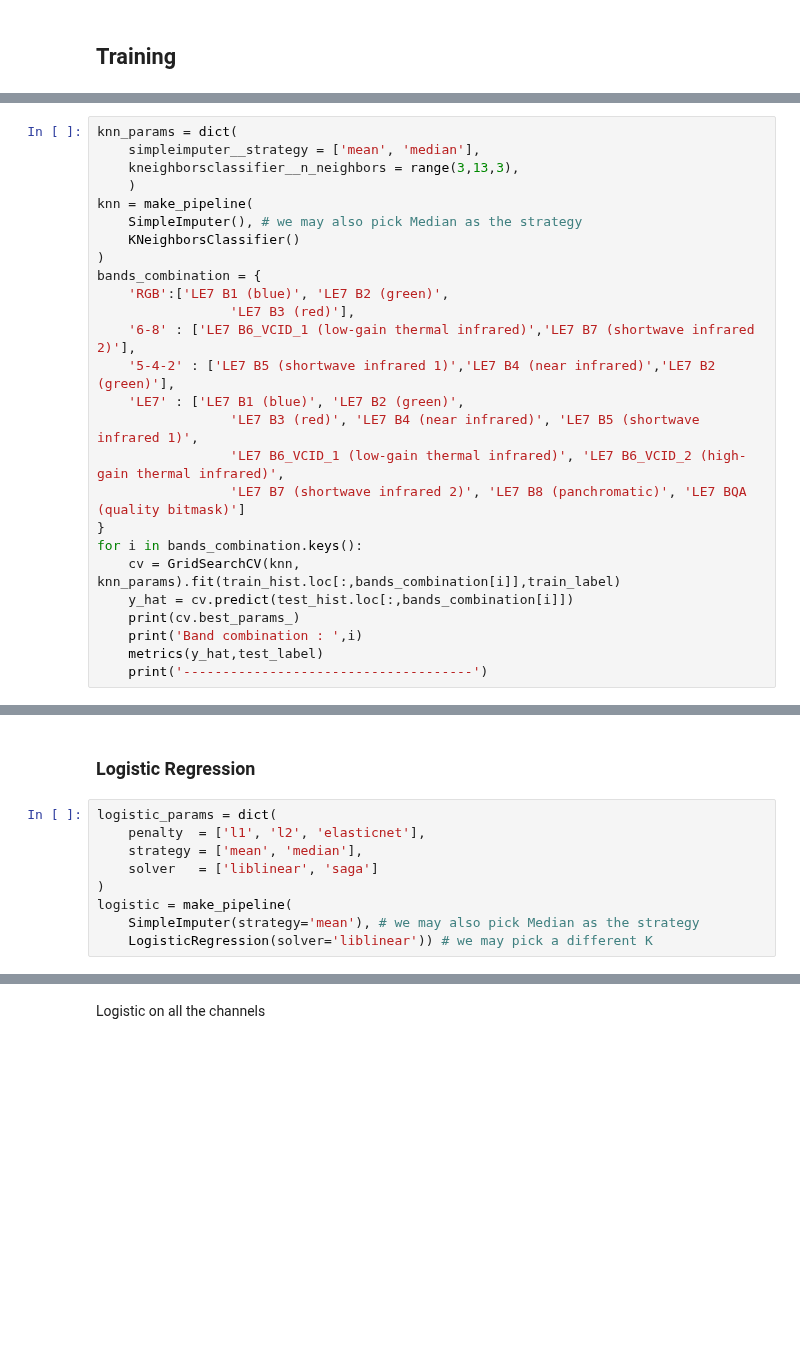
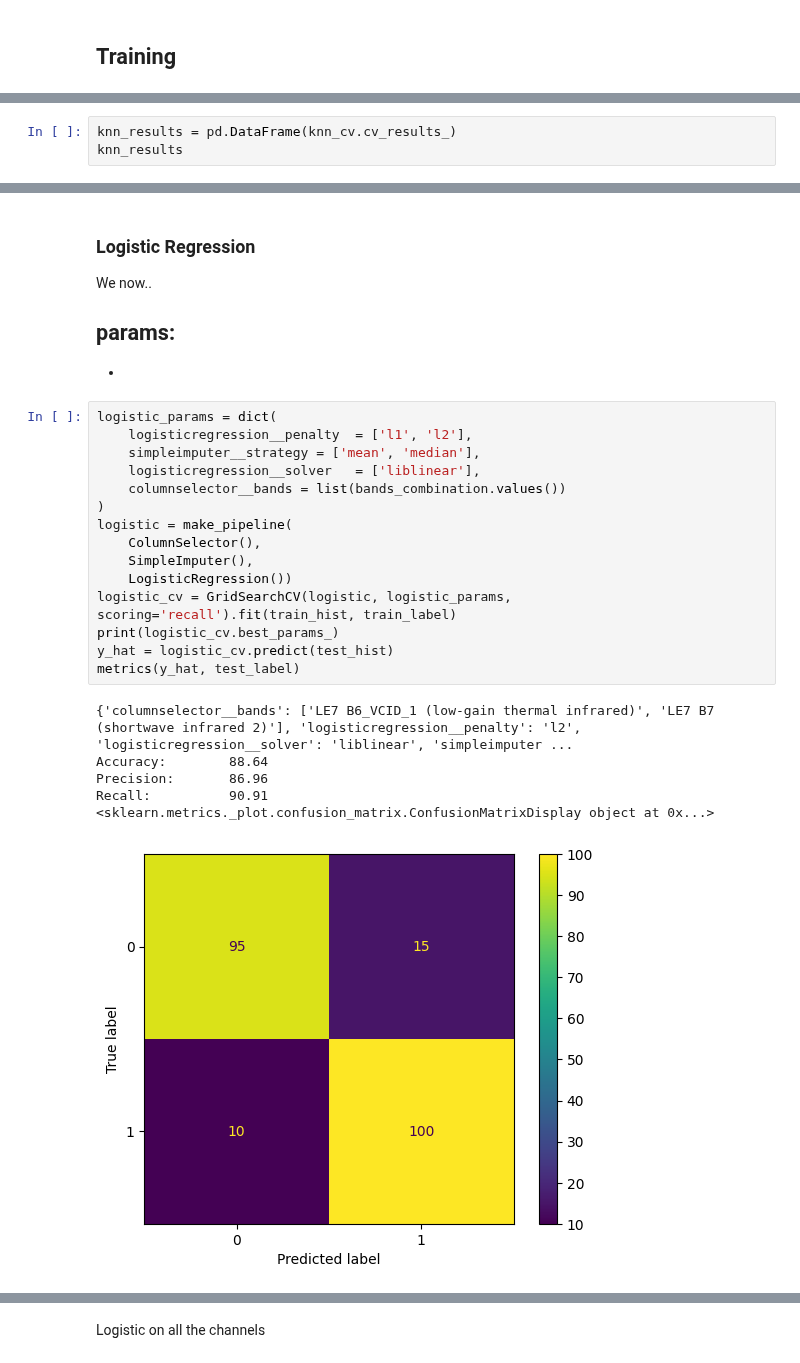
Before and after one commit to jonasbarth/fds-2022-final-project, a Jupyter notebook: hoc.ipynb, the cells around one changed output, grey strips where cells are left out. Drawn from its saved outputs; the diff is of its cells as text; blank space fills up the shorter version.

```diff
--- a/hoc.ipynb
+++ b/hoc.ipynb
@@ -354,27 +338,4 @@ ColumnSelector(bands='LE7 B1 (blue)').transform(train_hist)
 # %%
-knn_params = dict(
-    simpleimputer__strategy = ['mean', 'median'],
-    kneighborsclassifier__n_neighbors = range(3,13,3),
-    )
-knn = make_pipeline(
-    SimpleImputer(), # we may also pick Median as the strategy
-    KNeighborsClassifier()
-)
-bands_combination = {
-    'RGB':['LE7 B1 (blue)', 'LE7 B2 (green)',
-                 'LE7 B3 (red)'],
-    '6-8' : ['LE7 B6_VCID_1 (low-gain thermal infrared)','LE7 B7 (shortwave infrared 2)'],
-    '5-4-2' : ['LE7 B5 (shortwave infrared 1)','LE7 B4 (near infrared)','LE7 B2 (green)'],
-    'LE7' : ['LE7 B1 (blue)', 'LE7 B2 (green)',
-                 'LE7 B3 (red)', 'LE7 B4 (near infrared)', 'LE7 B5 (shortwave infrared 1)',
-                 'LE7 B6_VCID_1 (low-gain thermal infrared)', 'LE7 B6_VCID_2 (high-gain thermal infrared)',
-                 'LE7 B7 (shortwave infrared 2)', 'LE7 B8 (panchromatic)', 'LE7 BQA (quality bitmask)']
-}
-for i in bands_combination.keys():
-    cv = GridSearchCV(knn, knn_params).fit(train_hist.loc[:,bands_combination[i]],train_label)
-    y_hat = cv.predict(test_hist.loc[:,bands_combination[i]])
-    print(cv.best_params_)
-    print('Band combination : ',i)
-    metrics(y_hat,test_label)
-    print('-------------------------------------')
+knn_results = pd.DataFrame(knn_cv.cv_results_)
+knn_results
 # %% [output]
@@ -416,11 +355,29 @@ Recall:          93.22
 # %% [markdown]
 ### Logistic Regression
+We now..
+
+params:
+-
+-
 # %%
 logistic_params = dict(
-    penalty  = ['l1', 'l2', 'elasticnet'],
-    strategy = ['mean', 'median'],
-    solver   = ['liblinear', 'saga']
+    logisticregression__penalty  = ['l1', 'l2'],
+    simpleimputer__strategy = ['mean', 'median'],
+    logisticregression__solver   = ['liblinear'],
+    columnselector__bands = list(bands_combination.values())
 )
 logistic = make_pipeline(
-    SimpleImputer(strategy='mean'), # we may also pick Median as the strategy
-    LogisticRegression(solver='liblinear')) # we may pick a different K
+    ColumnSelector(),
+    SimpleImputer(),
+    LogisticRegression())
+logistic_cv = GridSearchCV(logistic, logistic_params, scoring='recall').fit(train_hist, train_label)
+print(logistic_cv.best_params_)
+y_hat = logistic_cv.predict(test_hist)
+metrics(y_hat, test_label)
+# %% [output]
+{'columnselector__bands': ['LE7 B6_VCID_1 (low-gain thermal infrared)', 'LE7 B7 (shortwave infrared 2)'], 'logisticregression__penalty': 'l2', 'logisticregression__solver': 'liblinear', 'simpleimputer ...
+Accuracy:        88.64
+Precision:       86.96
+Recall:          90.91
+<sklearn.metrics._plot.confusion_matrix.ConfusionMatrixDisplay object at 0x...>
+[figure, added]
```
Also changed, not shown: parts of 17 cells of this notebook, 2 other files.
